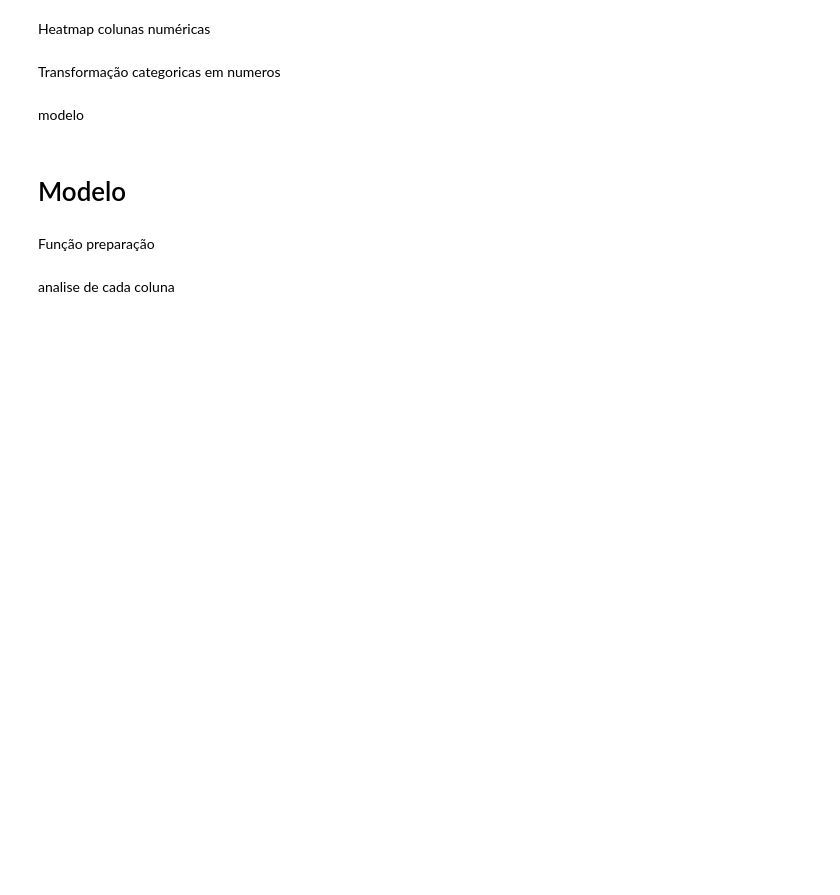
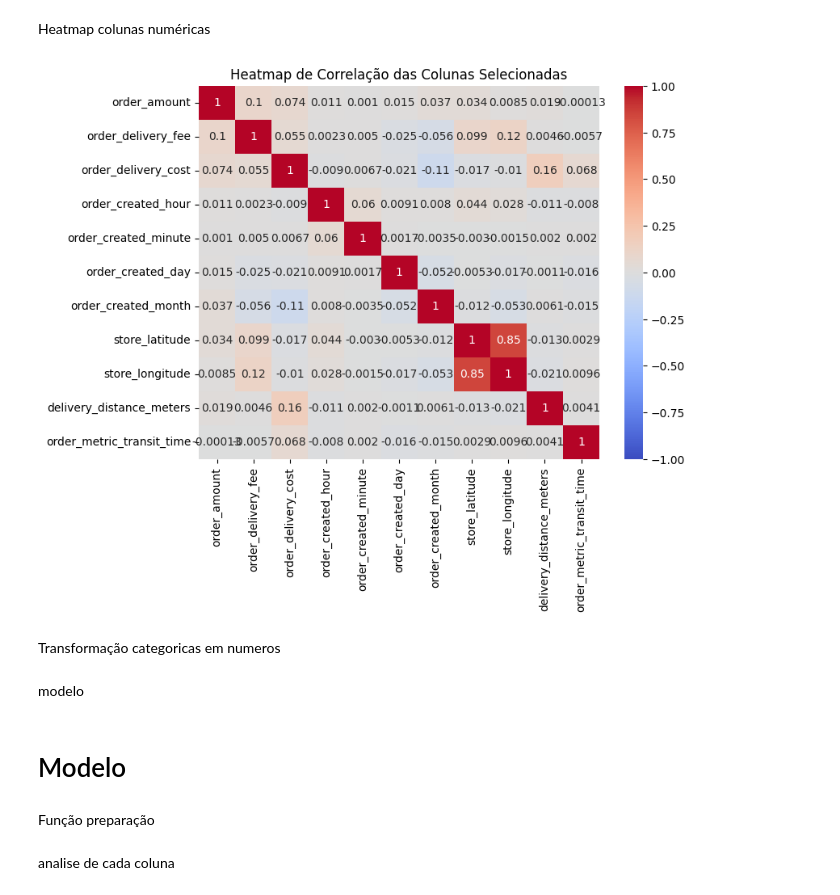
Before and after one commit to PedroMatusita/Previsao, a Jupyter notebook: matusita.ipynb, the cells around one changed output. Drawn from its saved outputs; the diff is of its cells as text; code cells hidden in the pictures; blank space fills up the shorter version.

```diff
--- a/matusita.ipynb
+++ b/matusita.ipynb
@@ -73,4 +73,6 @@ colunas_transito = ['order_amount','order_delivery_fee','order_delivery_cost','o
 ### Análise das colunas
 # %% [markdown]
 Agora, será feita a verificação se as colunas realmente afetam a variável target
+# %%
+df_transito = df[colunas_transito]
 # %% [markdown]
@@ -77,0 +84,13 @@ Tempo de modo anel
+# %%
+import numpy as np
+
+# Supondo que você tenha um DataFrame chamado df_transito com as colunas 'order_created_hour' e 'order_created_minute'
+
+# Calculando a representação circular para as horas
+df_transito['hour_angle'] = (df_transito['order_created_hour'] % 12) * 30 + (df_transito['order_created_minute'] / 60) * 30
+
+# Normalizando os ângulos para o intervalo [0, 360)
+df_transito['hour_angle'] = df_transito['hour_angle'] % 360
+
+# Visualizando o resultado
+print(df_transito[['order_created_hour', 'order_created_minute', 'hour_angle']])
@@ -77,0 +112,5 @@ Tempo de modo anel
+# %%
+df_transito['day_complex'] = df_transito['order_created_day']/30 + df_transito['order_created_month']
+
+# convert day to a circular representation using numpy.angle
+df_transito['day_circular'] = np.angle(df_transito['day_complex'], deg=True)
@@ -78,5 +126,22 @@ Tempo de modo anel
 # %% [markdown]
 Heatmap colunas numéricas
+# %%
+# heatmap das colunas
+
+# Seleciona apenas as colunas que não são do tipo 'object'
+numeric_columns = df_transito.select_dtypes(exclude=['object'])
+
+# Cria um novo DataFrame apenas com as colunas numéricas
+new_df = df_transito[numeric_columns.columns]
+
+new_df.head()
+
+plt.figure(figsize=(8, 6))
+sns.heatmap(new_df.corr(), annot=True, cmap='coolwarm', vmin=-1, vmax=1)
+plt.title('Heatmap de Correlação das Colunas Selecionadas')
+plt.show()
+# %% [output]
+[figure, added]
 # %% [markdown]
 Transformação categoricas em numeros
 # %% [markdown]
```
Also changed, not shown: parts of 5 cells of this notebook.
